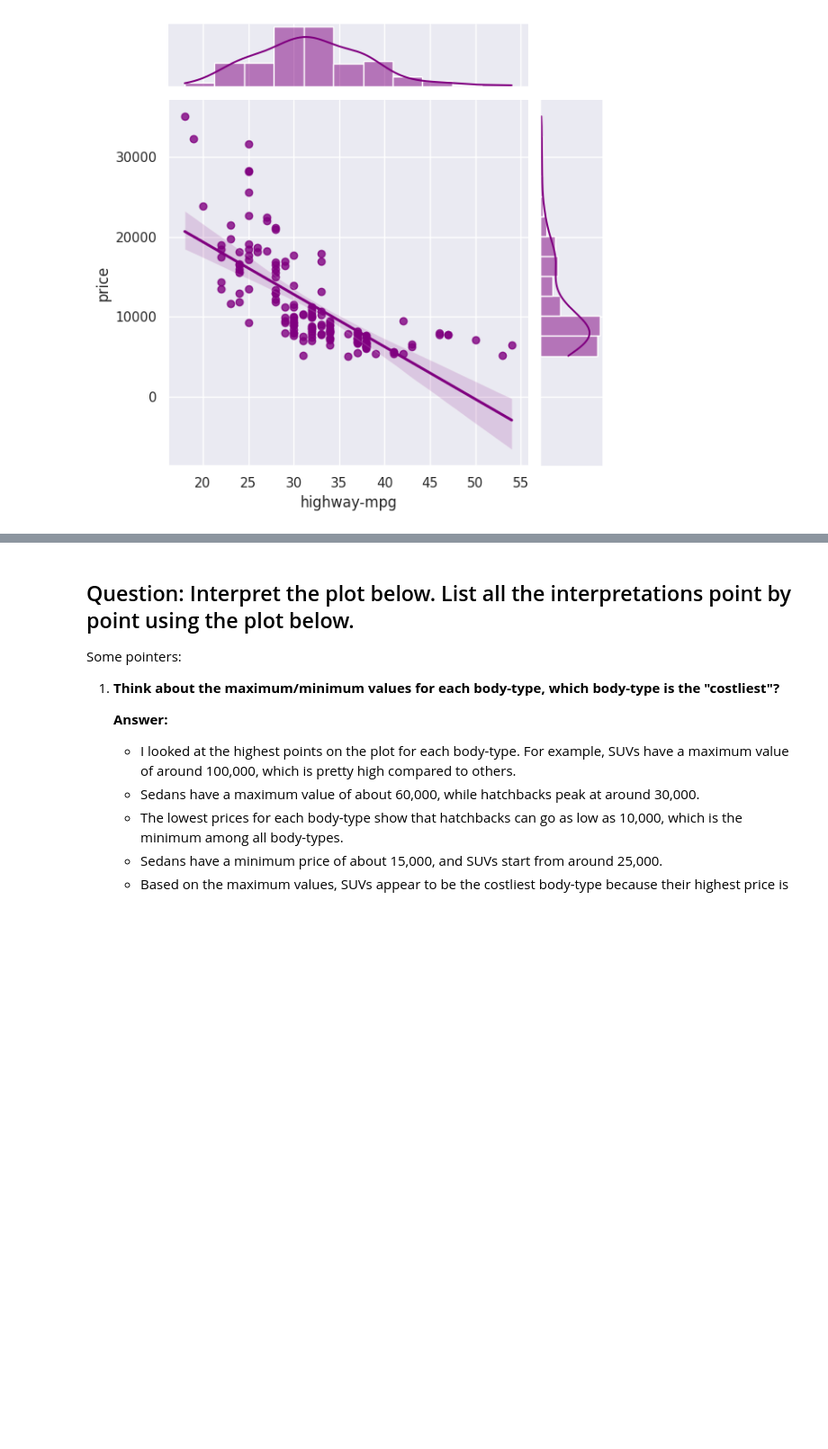
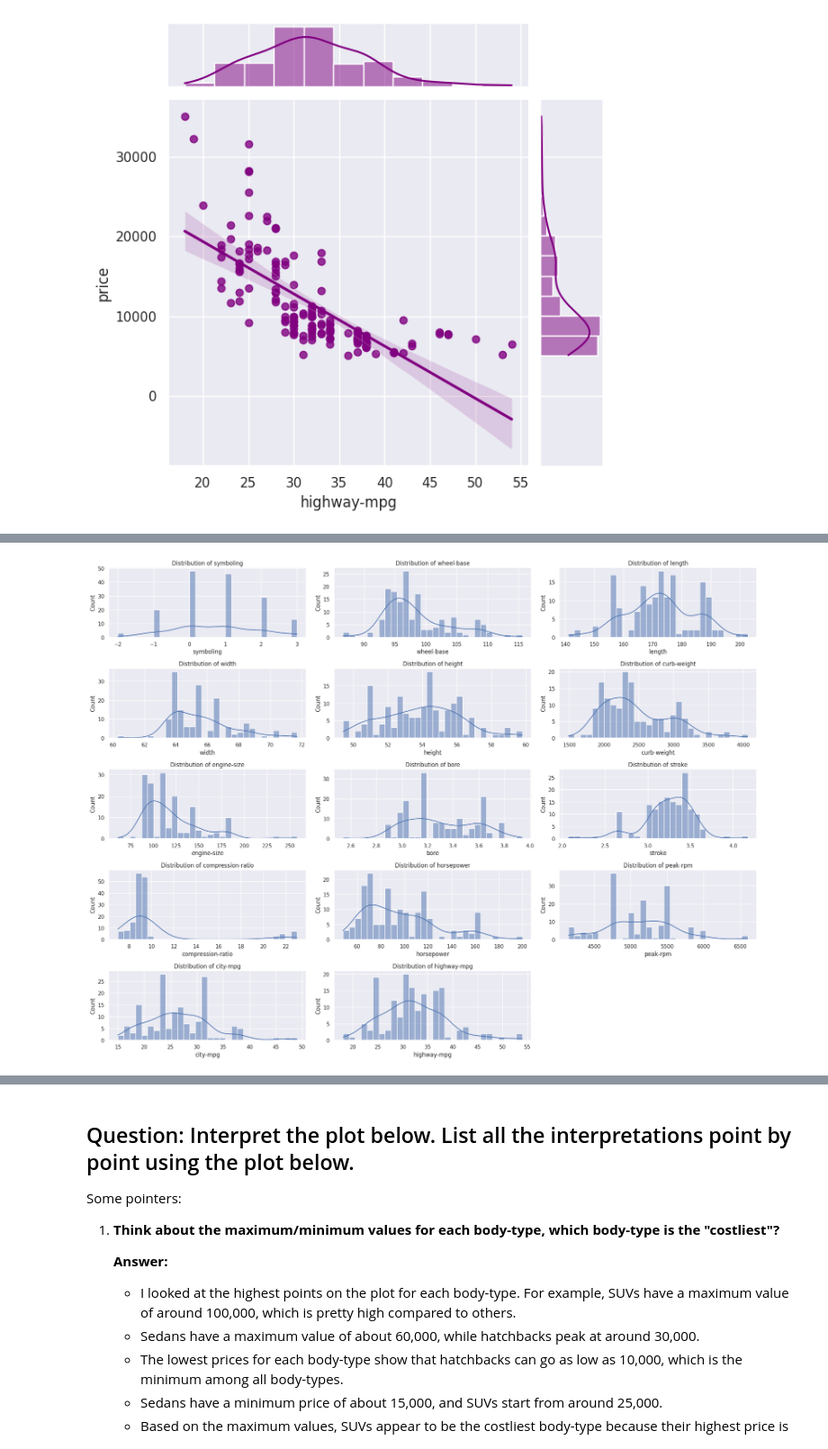
Before and after one commit to GruheshKurra/FMML_Project_and_Labs, a Jupyter notebook: AIML_III_Module_02_Lab_01_Basic_Plots.ipynb, the cells around one changed output, grey strips where cells are left out. Shown at 90% size. Saved outputs shown, nothing was run; the diff lists cells and outputs as text; code cells hidden in the pictures; blank space fills up the shorter version.

```diff
--- a/AIML_III_Module_02_Lab_01_Basic_Plots.ipynb
+++ b/AIML_III_Module_02_Lab_01_Basic_Plots.ipynb
@@ -175,0 +183,12 @@ sns.jointplot(x=pd.to_numeric(X[feature]), y = y, kind="reg", color = 'purple')
+# %%
+numeric_features = ['symboling', 'wheel-base', 'length', 'width', 'height', 'curb-weight', 'engine-size', 'bore', 'stroke', 'compression-ratio', 'horsepower', 'peak-rpm', 'city-mpg', 'highway-mpg']
+
+plt.figure(figsize=(20, 15))
+for i, feature in enumerate(numeric_features, 1):
+    plt.subplot(5, 3, i)
+    sns.histplot(pd.to_numeric(X[feature]), bins=30, kde=True)
+    plt.title(f'Distribution of {feature}')
+plt.tight_layout()
+plt.show()
+# %% [output]
+[figure, added]
```
Also changed, not shown: parts of 12 cells of this notebook.
